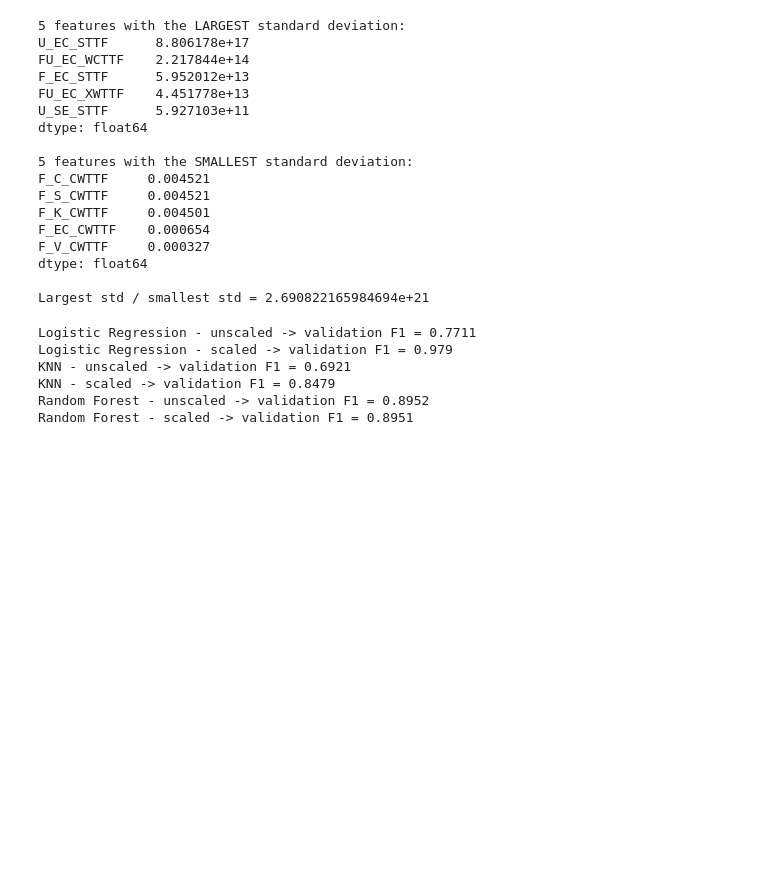
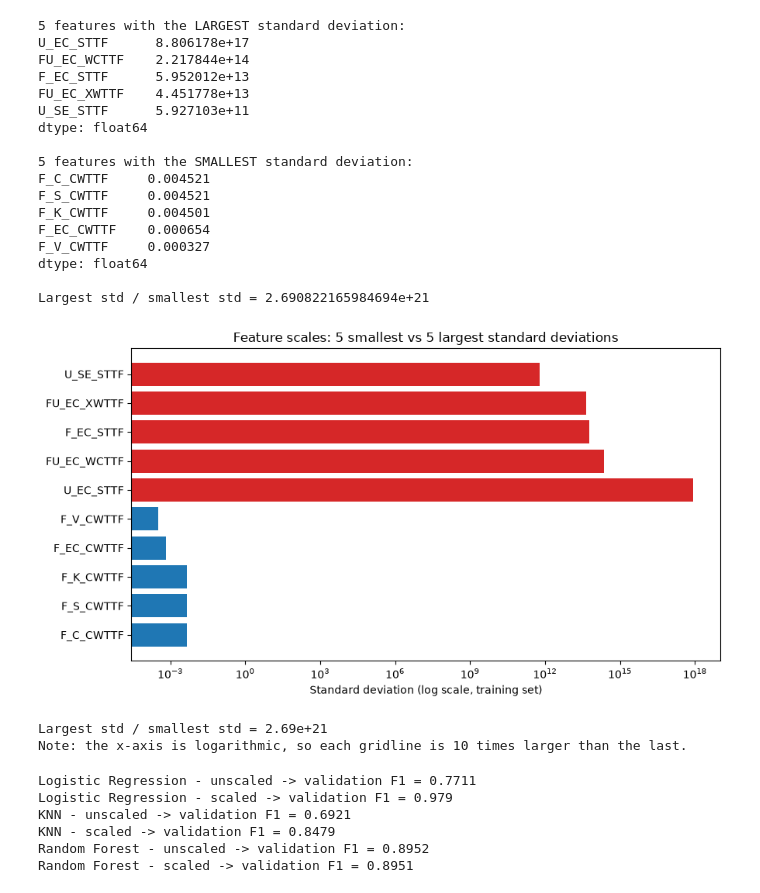
Before and after one commit to CheraX-AI/Machine-Learning-Based-Fetal-Well-being-Classification-Using-Cardiotocography-Features, a Jupyter notebook: notebooks/02_preprocessing.ipynb, the cells around one changed output. Cells and saved outputs as stored; diff of their text form; code cells hidden in the pictures; blank space fills up the shorter version.

```diff
--- a/notebooks/02_preprocessing.ipynb
+++ b/notebooks/02_preprocessing.ipynb
@@ -1824,6 +1887,43 @@ F_V_CWTTF     0.000327
 dtype: float64
 
 Largest std / smallest std = 2.690822165984694e+21
+# %%
+# Part C, Step 2b: graph of the feature scales (uses feature_std from the cell above, training set only)
+import matplotlib.pyplot as plt
+
+# Take the 5 largest and the 5 smallest standard deviations (feature_std is already sorted)
+largest_five = feature_std.head(5)
+smallest_five = feature_std.tail(5)
+
+# Join them: smallest first, so the largest bars end up at the top of the chart
+names = list(smallest_five.index) + list(largest_five.index)
+values = list(smallest_five.values) + list(largest_five.values)
+
+# Colour the 5 smallest blue and the 5 largest red
+colours = []
+for position in range(len(names)):
+    if position < 5:
+        colours.append("C0")
+    else:
+        colours.append("C3")
+
+fig, ax = plt.subplots(figsize=(9, 5))
+ax.barh(names, values, color=colours)
+
+# Log scale: each gridline to the right is 10 times bigger than the last one
+ax.set_xscale("log")
+ax.set_xlabel("Standard deviation (log scale, training set)")
+ax.set_title("Feature scales: 5 smallest vs 5 largest standard deviations")
+plt.tight_layout()
+plt.show()
+
+ratio = feature_std.iloc[0] / feature_std.iloc[-1]
+print("Largest std / smallest std =", f"{ratio:.2e}")
+print("Note: the x-axis is logarithmic, so each gridline is 10 times larger than the last.")
+# %% [output]
+[figure, added]
+Largest std / smallest std = 2.69e+21
+Note: the x-axis is logarithmic, so each gridline is 10 times larger than the last.
 # %%
 # Part C, Step 3: train each model WITHOUT and WITH scaling, and score it on the validation set
 def make_scaling_model(model_name):
```
Also changed, not shown: parts of 2 cells of this notebook, 3 other files.
